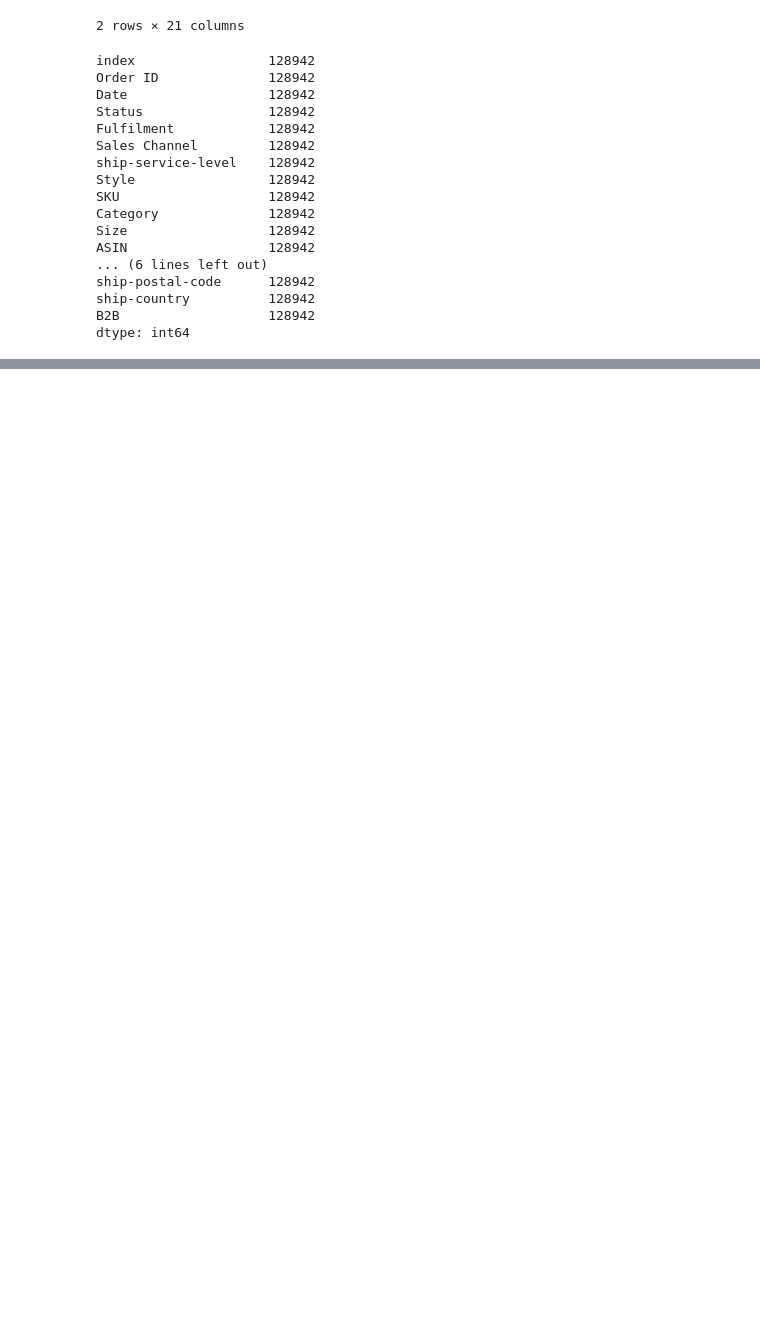
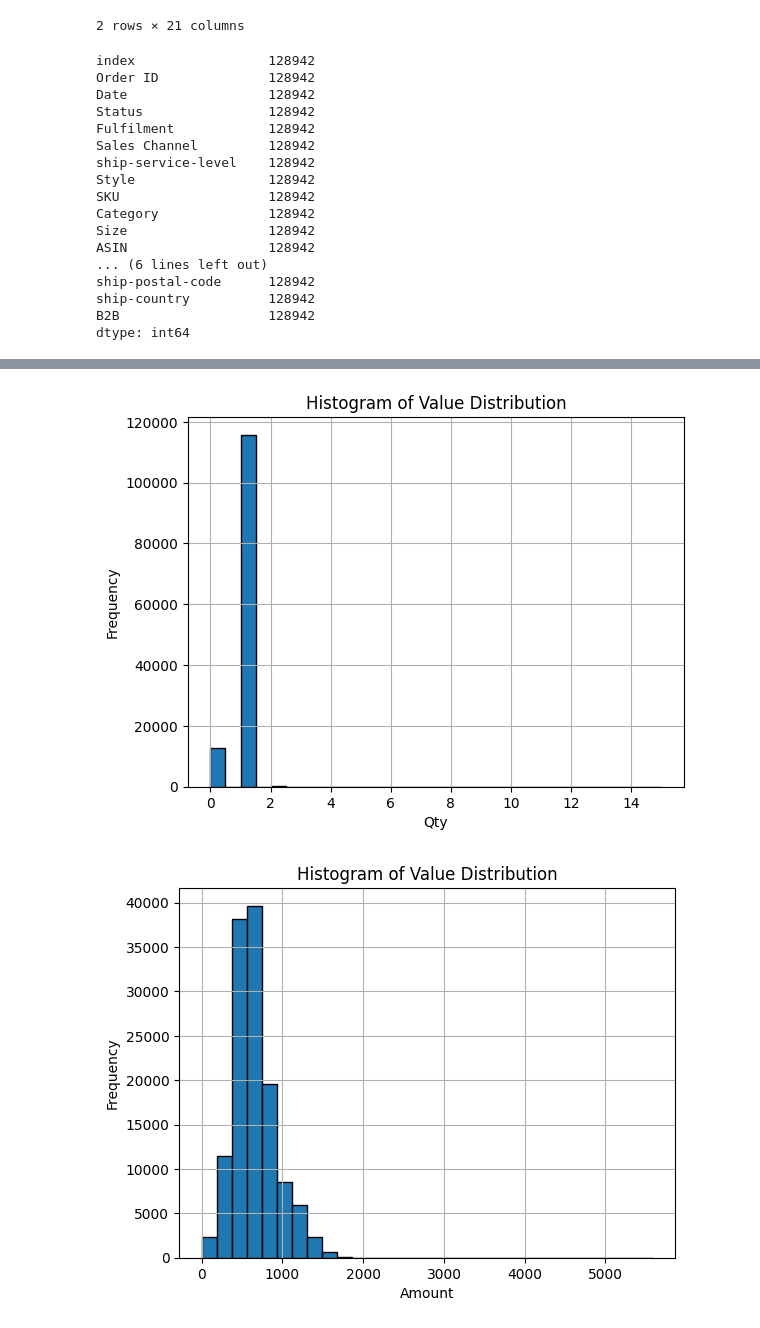
Before and after one commit to anvi2533/IndividualAssignment2, a Jupyter notebook: Inlämning 02 - Amazon Data Sales - Anders Viklund.ipynb, the cells around one changed output, grey strips where cells are left out. Cells and saved outputs as stored; diff of their text form; code cells hidden in the pictures; blank space fills up the shorter version.

```diff
--- a/Inlämning 02 - Amazon Data Sales - Anders Viklund.ipynb
+++ b/Inlämning 02 - Amazon Data Sales - Anders Viklund.ipynb
@@ -137,0 +138,10 @@ len(df['ship-city'].unique())
+# %%
+# Relevant columns
+features = ['Category','Size','Qty']
+target = ['Amount']
+
+df_features = df[features]
+
+columns_to_keep = features + target
+
+df = df[columns_to_keep]
@@ -137,0 +173,21 @@ len(df['ship-city'].unique())
+# %%
+# Assuming df is your DataFrame and 'column_name' is the column you want to plot
+df['Qty'].hist(bins=30, edgecolor='black')
+
+plt.title('Histogram of Value Distribution')
+plt.xlabel('Qty')
+plt.ylabel('Frequency')
+plt.grid(True)
+plt.show()
+
+# Assuming df is your DataFrame and 'column_name' is the column you want to plot
+df['Amount'].hist(bins=30, edgecolor='black')
+
+plt.title('Histogram of Value Distribution')
+plt.xlabel('Amount')
+plt.ylabel('Frequency')
+plt.grid(True)
+plt.show()
+# %% [output]
+[figure, added]
+[figure, added]
```
Also changed, not shown: parts of 11 cells of this notebook.
